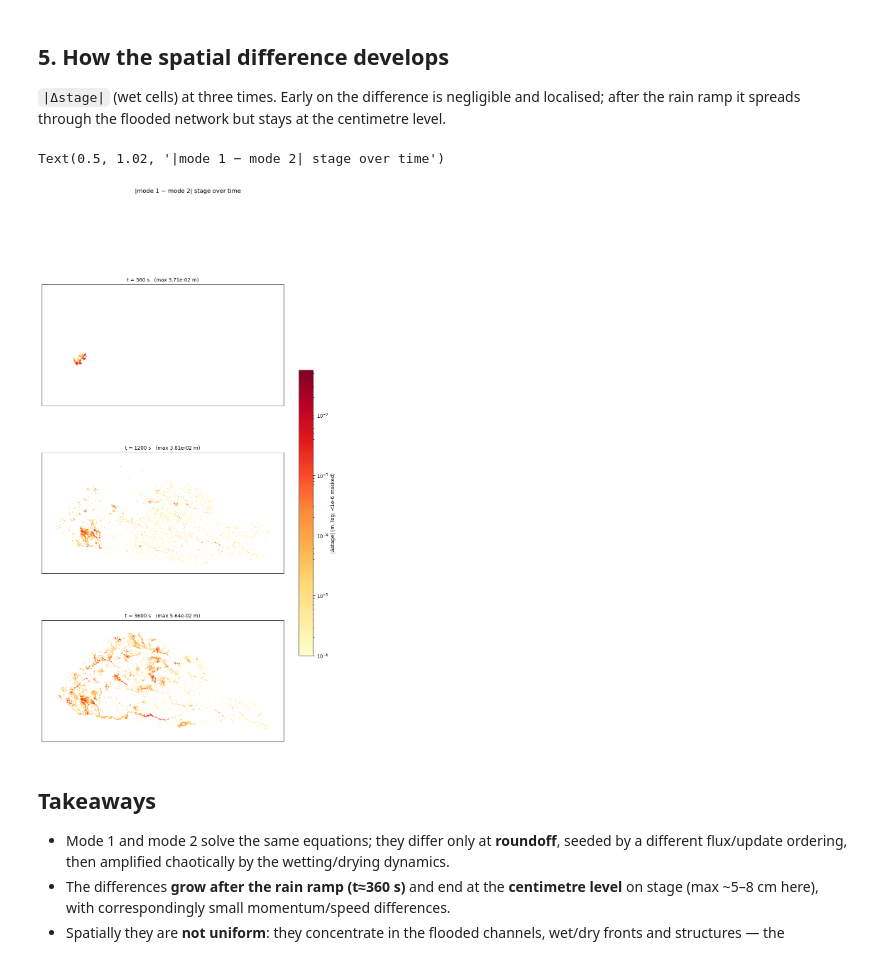
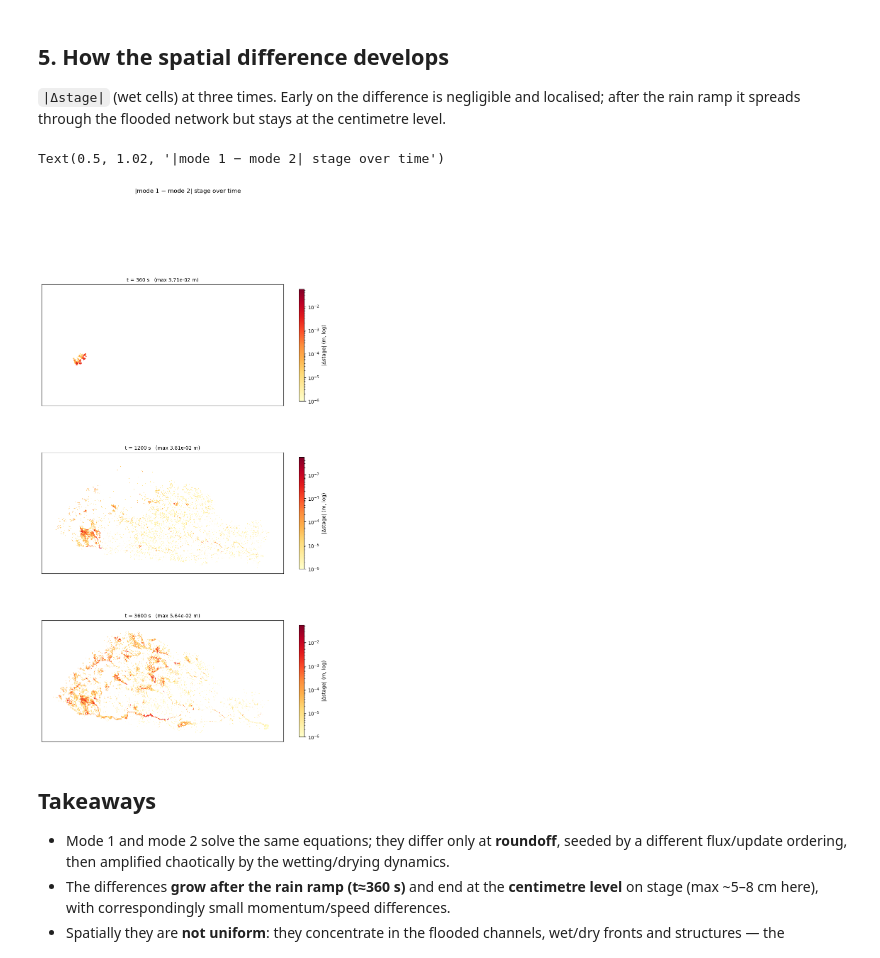
Before and after one commit to stoiver/anuga_core, a Jupyter notebook: validation_tests/case_studies/towradgi/compare_mode1_mode2.ipynb, the cells around one changed output. Cells and saved outputs as stored; diff of their text form; code cells hidden in the pictures.

```diff
--- a/validation_tests/case_studies/towradgi/compare_mode1_mode2.ipynb
+++ b/validation_tests/case_studies/towradgi/compare_mode1_mode2.ipynb
@@ -167,25 +168,24 @@ level.
 # %%
 times_to_show = [t for t in (360.0, 1200.0, m1.time[-1]) if t in set(m1.time)]
 fig, ax = plt.subplots(len(times_to_show), 1, figsize=(11, 5.8*len(times_to_show)))
 fig.set_facecolor('white')
 if len(times_to_show) == 1: ax = [ax]
 STAGE_FLOOR = 1e-6
 vmax = np.abs(m1.stage[-1] - m2.stage[-1])[wet_mask(m1, -1)].max()
 norm = LogNorm(vmin=STAGE_FLOOR, vmax=vmax, clip=True)
 cmap = _white_cmap('YlOrRd')
 for a, t in zip(ax, times_to_show):
     ti = int(np.where(m1.time == t)[0][0])
     v, _ = diff_only(m1, m2, 'stage', ti, STAGE_FLOOR)
     m1.triang.set_mask(None); a.set_facecolor('white')
     tpc = a.tripcolor(m1.triang, facecolors=v, cmap=cmap, norm=norm, shading='flat')
     a.set_aspect('equal'); a.set_xticks([]); a.set_yticks([])
-    a.set_title(f't = {t:.0f} s   (max {np.nanmax(v) if np.isfinite(np.nanmax(v)) else 0:.2e} m)',
-                fontsize=10)
-plt.colorbar(tpc, ax=ax, shrink=0.6, label='|Δstage| (m, log; <1e-6 masked)')
+    a.set_title(f't = {t:.0f} s   (max {np.nanmax(v) if np.isfinite(np.nanmax(v)) else 0:.2e} m)', fontsize=10)
+    plt.colorbar(tpc, ax=a, shrink=0.8, label='|Δstage| (m, log)')
 fig.suptitle('|mode 1 − mode 2| stage over time', y=1.02)
 # %% [output]
 Text(0.5, 1.02, '|mode 1 − mode 2| stage over time')
-[figure, old version]
+[figure, new version]
 # %% [markdown]
 ## Takeaways
 
```
Also changed, not shown: parts of 1 cell of this notebook.
